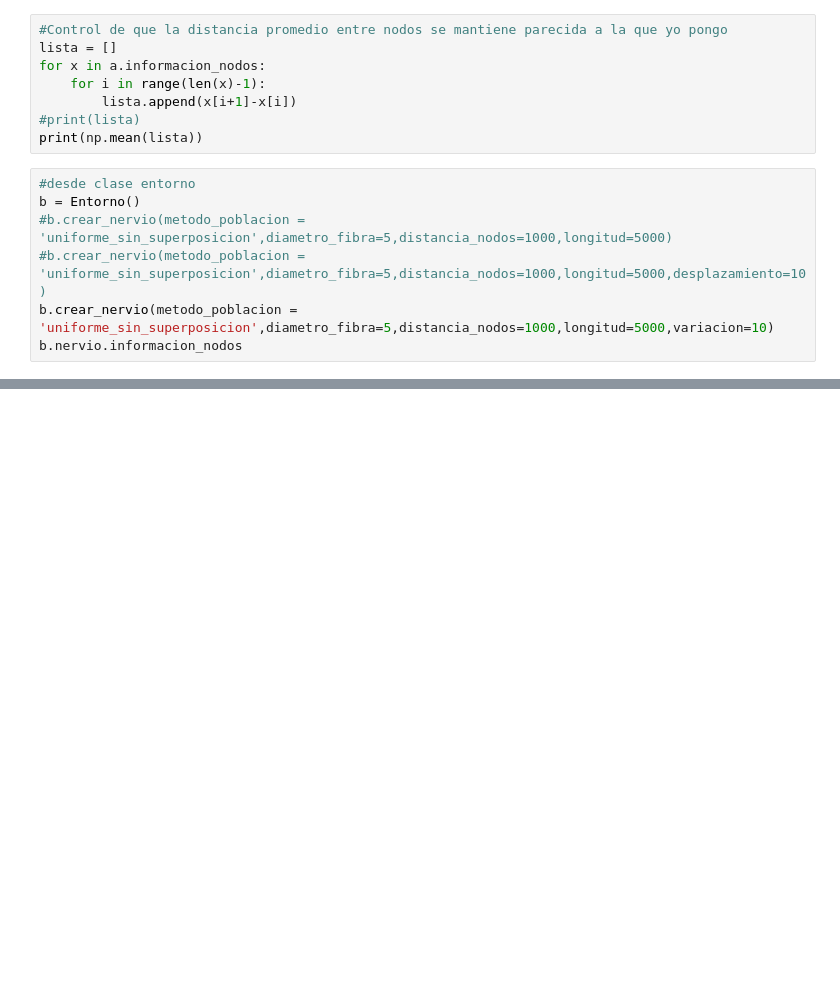
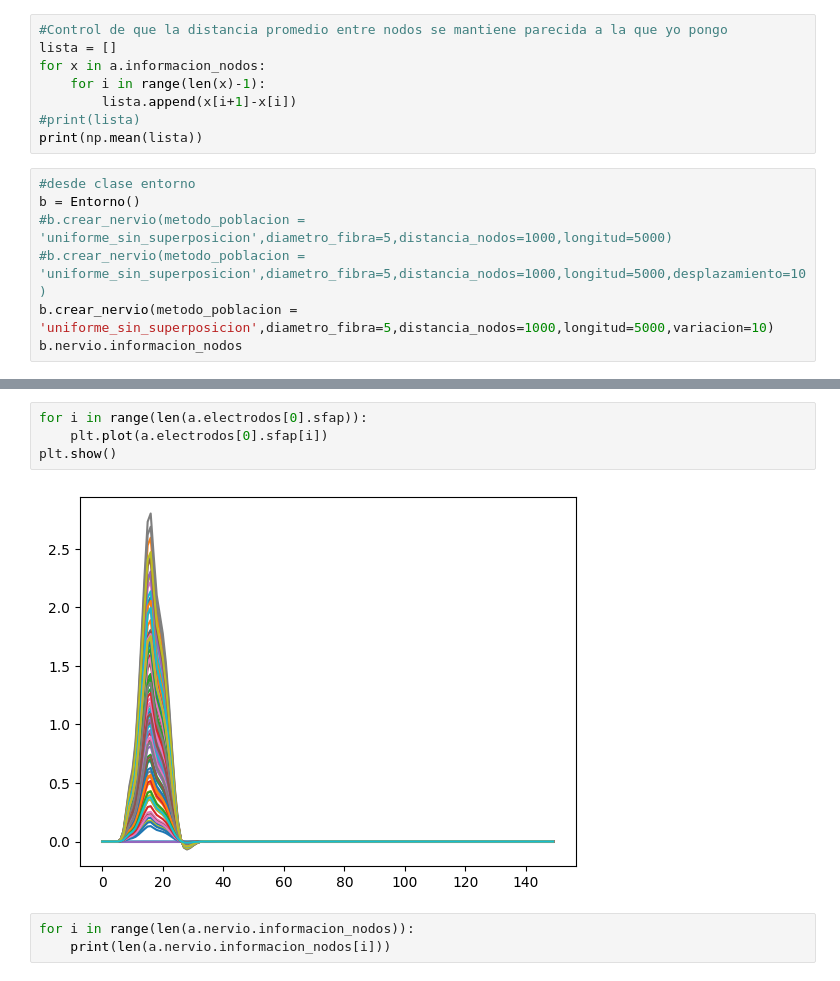
Before and after one commit to rmserra/proyecto-de-graduacion, a Jupyter notebook: modelo_poo.ipynb, the cells around one changed output, grey strips where cells are left out. Cells and saved outputs as stored; diff of their text form; blank space fills up the shorter version.

```diff
--- a/modelo_poo.ipynb
+++ b/modelo_poo.ipynb
@@ -1223,0 +1257,9 @@ a.graficar_estimulos()
+# %%
+for i in range(len(a.electrodos[0].sfap)):
+    plt.plot(a.electrodos[0].sfap[i])
+plt.show()
+# %% [output]
+[figure, added]
+# %%
+for i in range(len(a.nervio.informacion_nodos)):
+    print(len(a.nervio.informacion_nodos[i]))
```
Also changed, not shown: parts of 25 cells of this notebook, 1 other file.
